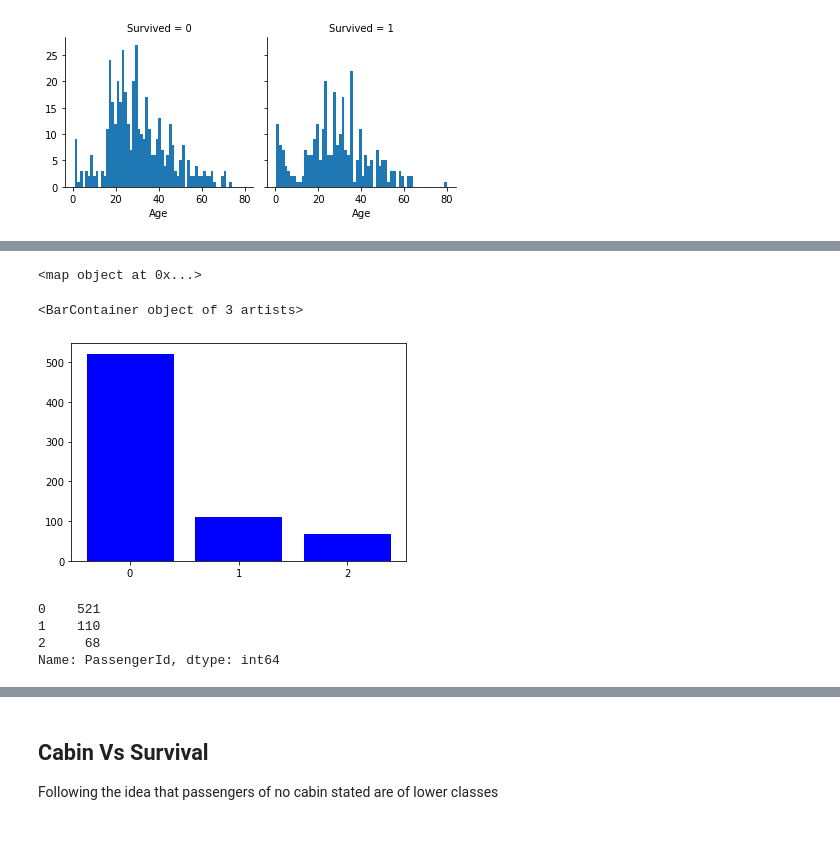
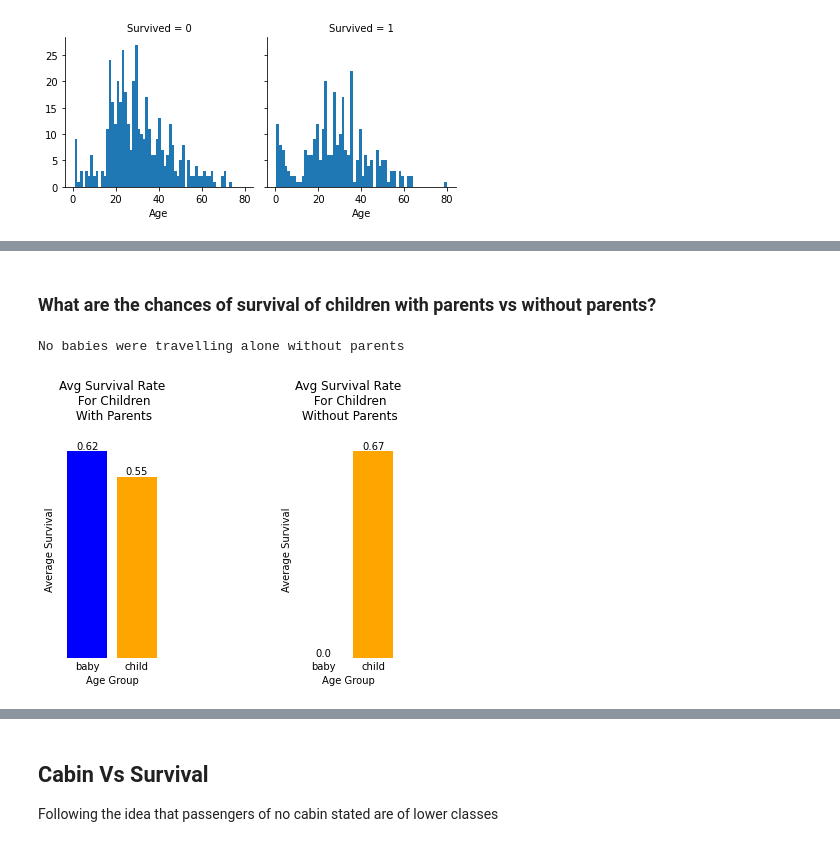
Before and after one commit to AyaHamdyAziz/Kaggle_Titanic_Survival_Prediction, a Jupyter notebook: Code/titanic-ml-challenge _v2.ipynb, the cells around one changed output, grey strips where cells are left out. Cells and saved outputs as stored; diff of their text form; code cells hidden in the pictures.

```diff
--- a/Code/titanic-ml-challenge _v2.ipynb
+++ b/Code/titanic-ml-challenge _v2.ipynb
@@ -538,17 +516,31 @@ plt.xticks(rotation=45);
-# %%
-df = train_data[train_data['Age_Group'].isin(['baby','child'])]
-labels = map(str, sorted(df['Parch'].unique()))
-print(labels)
-countPerVarValue = pd.DataFrame(train_data_copy.groupby('Parch')['PassengerId'].count(),index = df['Parch'].unique())['PassengerId'].sort_index()
-plt.bar(  list(labels), countPerVarValue, color='blue')
-# %% [output]
-<map object at 0x...>
-<BarContainer object of 3 artists>
-[figure, removed]
-# %%
-pd.DataFrame(train_data_copy.groupby('Parch')['PassengerId'].count(),index = df['Parch'].unique())['PassengerId'].sort_index()
-# %% [output]
-0    521
-1    110
-2     68
-Name: PassengerId, dtype: int64
+# %% [markdown]
+### What are the chances of survival of children with parents vs without parents?
+# %%
+df = train_data[train_data['Age_Group'].isin(['baby','child'])]
+unique_vals = df['Age_Group'].unique()
+
+df['Survived'] = df['Survived'].astype(int)
+df_zeroParents = df[df['Parch']==0]
+df_withParents = df[df['Parch']>0]
+
+zeroParents_avg_survival = pd.DataFrame(df_zeroParents.set_index('Age_Group').groupby(level=0)['Survived'].mean(),index = unique_vals)['Survived']
+zeroParents_avg_survival = zeroParents_avg_survival.apply(lambda x: 0 if pd.isnull(x) else x)
+
+withParents_avg_survival = pd.DataFrame(df_withParents.set_index('Age_Group').groupby(level=0)['Survived'].mean(),index = unique_vals)['Survived']
+
+plt.subplot(1,3,1)
+plt.bar(unique_vals, withParents_avg_survival, color=['blue','orange'])
+plt_settings(plt,'Avg Survival Rate\n For Children\n With Parents\n')
+plt.xlabel('Age Group')
+plt.ylabel('Average Survival')
+
+plt.subplot(1,3,3)
+plt.bar(unique_vals, zeroParents_avg_survival, color=['blue','orange'])
+plt_settings(plt,'Avg Survival Rate\n For Children\n Without Parents\n')
+plt.xlabel('Age Group')
+plt.ylabel('Average Survival');
+
+print('\033[1m'+'No babies were travelling alone without parents'+'\033[1m')
+# %% [output]
+No babies were travelling alone without parents
+[figure, added]
```
Also changed, not shown: parts of 21 cells of this notebook.
